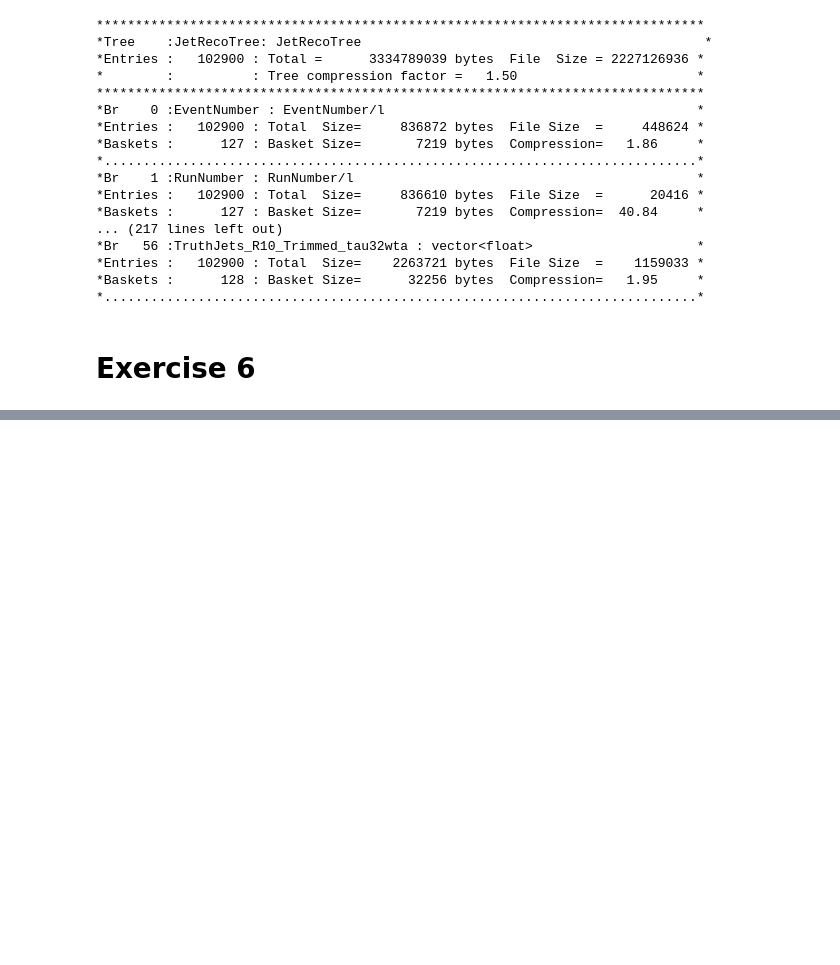
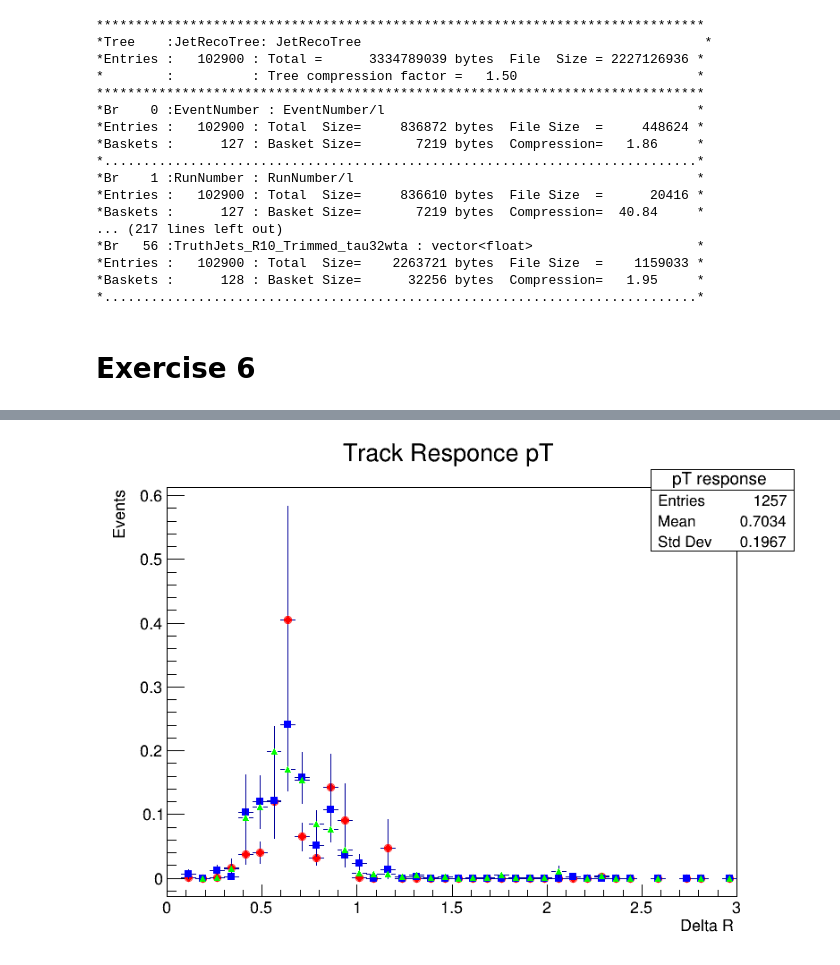
Before and after one commit to anmgomezmo/Exercises_2_root, a Jupyter notebook: Exercise 6.ipynb, the cells around one changed output, grey strips where cells are left out. Cells and saved outputs as stored; diff of their text form; code cells hidden in the pictures; blank space fills up the shorter version.

```diff
--- a/Exercise 6.ipynb
+++ b/Exercise 6.ipynb
@@ -78,0 +274,16 @@ canvas2->Draw();
+# %%
+hist_DR_tracktruth_pt_20GeV->SetMarkerStyle(20);
+hist_DR_tracktruth_pt_20GeV->SetMarkerColor(kRed);
+hist_DR_tracktruth_pt_20GeV->Scale(1/hist_DR_recotruth_pt_20GeV->Integral());
+hist_DR_tracktruth_pt_20GeV->DrawNormalized();
+hist_DR_tracktruth_pt_100GeV->SetMarkerStyle(21);
+hist_DR_tracktruth_pt_100GeV->SetMarkerColor(kBlue);
+hist_DR_tracktruth_pt_100GeV->Scale(1/hist_DR_recotruth_pt_100GeV->Integral());
+hist_DR_tracktruth_pt_100GeV->DrawNormalized("same");
+hist_DR_tracktruth_pt_500GeV->SetMarkerStyle(22);
+hist_DR_tracktruth_pt_500GeV->SetMarkerColor(kGreen);
+hist_DR_tracktruth_pt_500GeV->Scale(1/hist_DR_recotruth_pt_500GeV->Integral());
+hist_DR_tracktruth_pt_500GeV->DrawNormalized("same");
+canvas->Draw();
+# %% [output]
+[figure, added]
```
Also changed, not shown: parts of 12 cells of this notebook.
